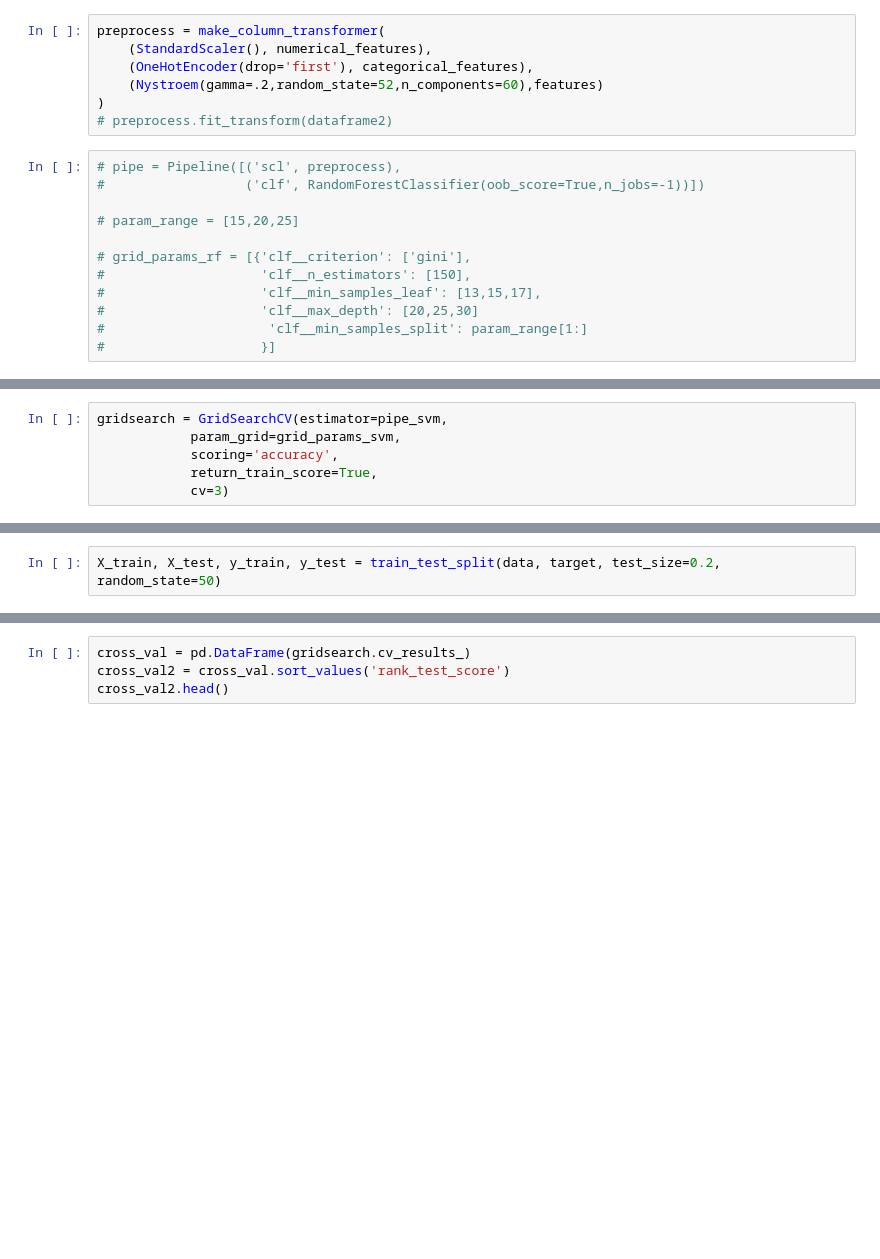
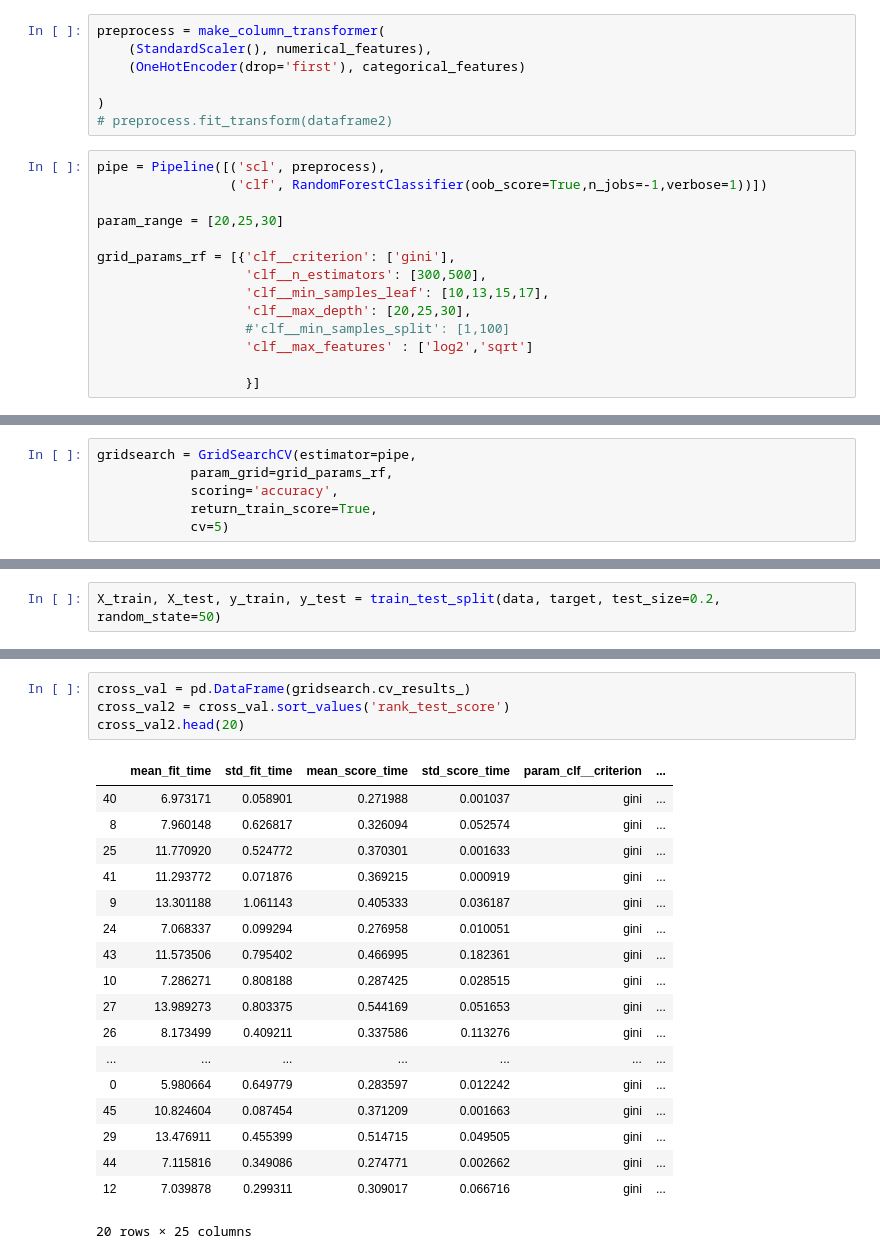
Before and after one commit to wisundstrom/yelp-ratings-prediction, a Jupyter notebook: eda.ipynb, the cells around one changed output, grey strips where cells are left out. Cells and saved outputs as stored; diff of their text form; blank space fills up the shorter version.

```diff
--- a/eda.ipynb
+++ b/eda.ipynb
@@ -312,22 +312,24 @@ features= categorical_features + numerical_features
 # %%
 preprocess = make_column_transformer(
     (StandardScaler(), numerical_features),
-    (OneHotEncoder(drop='first'), categorical_features),
-    (Nystroem(gamma=.2,random_state=52,n_components=60),features)
+    (OneHotEncoder(drop='first'), categorical_features)
+
 )
 # preprocess.fit_transform(dataframe2)
 # %%
-# pipe = Pipeline([('scl', preprocess),
-#                  ('clf', RandomForestClassifier(oob_score=True,n_jobs=-1))])
+pipe = Pipeline([('scl', preprocess),
+                 ('clf', RandomForestClassifier(oob_score=True,n_jobs=-1,verbose=1))])
 
-# param_range = [15,20,25]
+param_range = [20,25,30]
 
-# grid_params_rf = [{'clf__criterion': ['gini'],
-#                    'clf__n_estimators': [150],
-#                    'clf__min_samples_leaf': [13,15,17],
-#                    'clf__max_depth': [20,25,30]
-#                     'clf__min_samples_split': param_range[1:]
-#                    }]
+grid_params_rf = [{'clf__criterion': ['gini'],
+                   'clf__n_estimators': [300,500],
+                   'clf__min_samples_leaf': [10,13,15,17],
+                   'clf__max_depth': [20,25,30],
+                   #'clf__min_samples_split': [1,100]
+                   'clf__max_features' : ['log2','sqrt']
+
+                   }]
 # %%
 # pipe = Pipeline([('ct', preprocess),
 #                  ('clf', LogisticRegression())])
@@ -345,9 +362,9 @@ grid_params_svm = [{'clf__C': param_range}]
 # %%
-gridsearch = GridSearchCV(estimator=pipe_svm,
-			param_grid=grid_params_svm,
+gridsearch = GridSearchCV(estimator=pipe,
+			param_grid=grid_params_rf,
 			scoring='accuracy',
             return_train_score=True,
-			cv=3)
+			cv=5)
 # %%
 
 data=dataframe2.drop(['business_id','restaurant','target'],axis=1)
@@ -379,5 +414,24 @@ gridsearch.fit(X_train, y_train);
 # %%
 cross_val = pd.DataFrame(gridsearch.cv_results_)
 cross_val2 = cross_val.sort_values('rank_test_score')
-cross_val2.head()
+cross_val2.head(20)
+# %% [output]
+|  | mean_fit_time | std_fit_time | mean_score_time | std_score_time | param_clf__criterion | ... |
+| 40 | 6.973171 | 0.058901 | 0.271988 | 0.001037 | gini | ... |
+| 8 | 7.960148 | 0.626817 | 0.326094 | 0.052574 | gini | ... |
+| 25 | 11.770920 | 0.524772 | 0.370301 | 0.001633 | gini | ... |
+| 41 | 11.293772 | 0.071876 | 0.369215 | 0.000919 | gini | ... |
+| 9 | 13.301188 | 1.061143 | 0.405333 | 0.036187 | gini | ... |
+| 24 | 7.068337 | 0.099294 | 0.276958 | 0.010051 | gini | ... |
+| 43 | 11.573506 | 0.795402 | 0.466995 | 0.182361 | gini | ... |
+| 10 | 7.286271 | 0.808188 | 0.287425 | 0.028515 | gini | ... |
+| 27 | 13.989273 | 0.803375 | 0.544169 | 0.051653 | gini | ... |
+| 26 | 8.173499 | 0.409211 | 0.337586 | 0.113276 | gini | ... |
+| ... | ... | ... | ... | ... | ... | ... |
+| 0 | 5.980664 | 0.649779 | 0.283597 | 0.012242 | gini | ... |
+| 45 | 10.824604 | 0.087454 | 0.371209 | 0.001663 | gini | ... |
+| 29 | 13.476911 | 0.455399 | 0.514715 | 0.049505 | gini | ... |
+| 44 | 7.115816 | 0.349086 | 0.274771 | 0.002662 | gini | ... |
+| 12 | 7.039878 | 0.299311 | 0.309017 | 0.066716 | gini | ... |
+20 rows × 25 columns
 # %%
```
Also changed, not shown: parts of 8 cells of this notebook, 5 other files.
